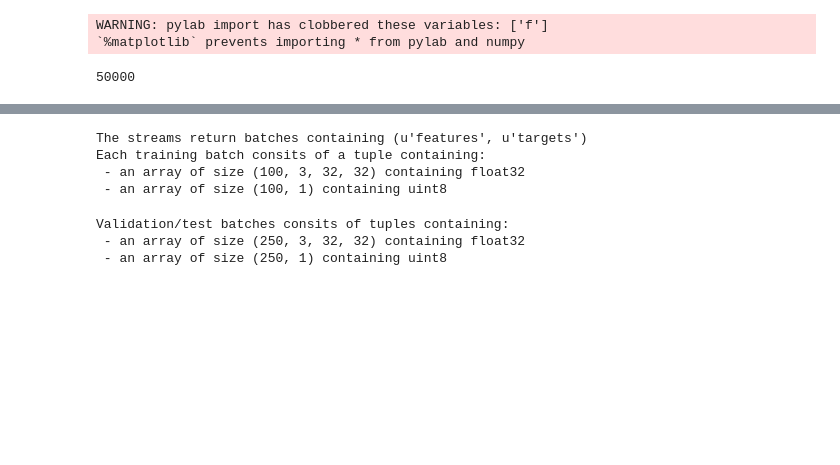
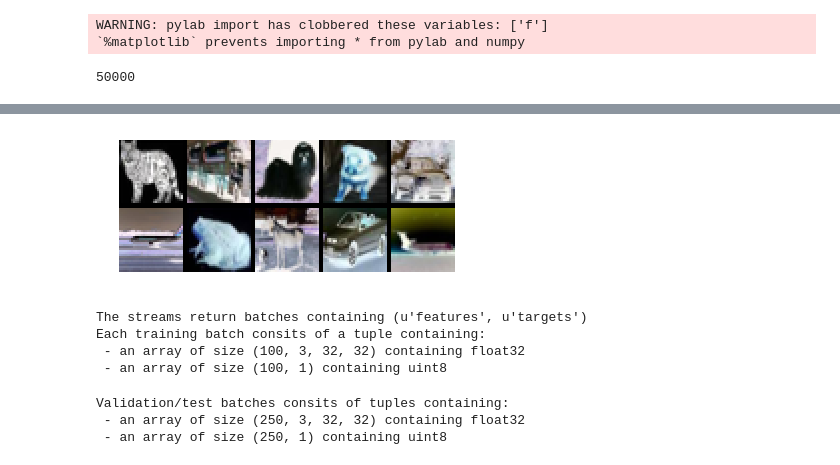
Before and after one commit to scoiatael/nn_assignments, a Jupyter notebook: Project/CIFAR10_Lasagne.ipynb, the cells around one changed output, grey strips where cells are left out. Saved outputs shown, nothing was run; the diff lists cells and outputs as text; code cells hidden in the pictures; blank space fills up the shorter version.

```diff
--- a/Project/CIFAR10_Lasagne.ipynb
+++ b/Project/CIFAR10_Lasagne.ipynb
@@ -76,0 +70,6 @@ mnist_train_stream = DataStream.default_stream(
+# %%
+cifar_inverse_train_stream = ScaleAndShift(
+    data_stream=cifar_train_stream,
+    scale=float32(-1),
+    shift=int32(0),
+    which_sources=('features'))
@@ -76,0 +83,5 @@ mnist_train_stream = DataStream.default_stream(
+# %%
+it = cifar_inverse_train_stream.get_epoch_iterator()
+plot_mat(next(it)[0][:10])
+# %% [output]
+[figure, added]
```
Also changed, not shown: parts of 20 cells of this notebook.
